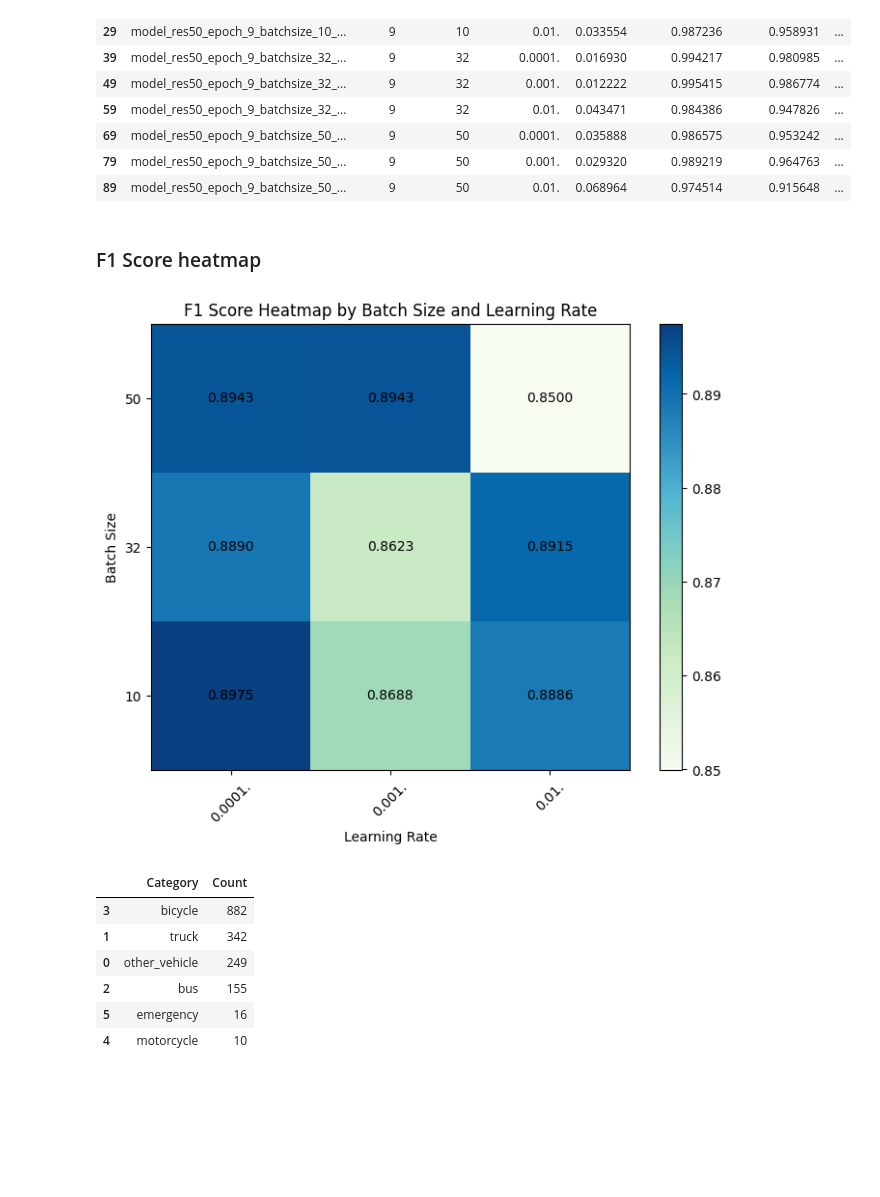
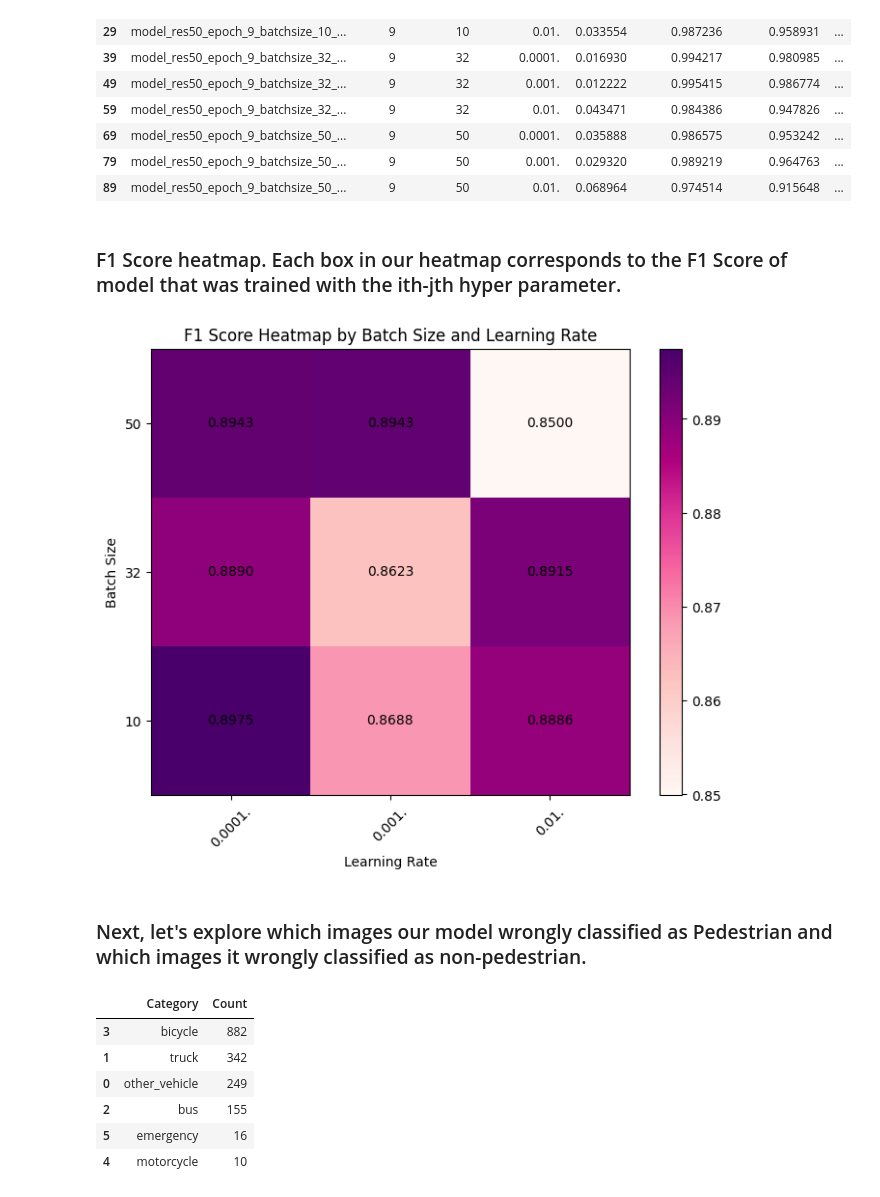
Before and after one commit to Stern04/MADS_Capstone, a Jupyter notebook: Notebooks/lyft_training_inference.ipynb, the cells around one changed output. Cells and saved outputs as stored; diff of their text form; code cells hidden in the pictures; blank space fills up the shorter version.

```diff
--- a/Notebooks/lyft_training_inference.ipynb
+++ b/Notebooks/lyft_training_inference.ipynb
@@ -102,7 +103,7 @@ Done reverse indexing in 2.6 seconds.
 class Lyft_image_classification_CustomDataset(Dataset):
     """
     A custom dataset class for image classification, specifically designed to handle
-    Lyft's cropped images for a binary classification task.
+    cropped images for a binary classification task.
 
     This class is a subclass of `torch.utils.data.Dataset` and is meant to be used
     with PyTorch's DataLoader to facilitate batch processing and data shuffling.
@@ -741,8 +763,8 @@ validation_results_df
 | 69 | model_res50_epoch_9_batchsize_50_... | 9 | 50 | 0.0001. | 0.035888 | 0.986575 | 0.953242 | ... |
 | 79 | model_res50_epoch_9_batchsize_50_... | 9 | 50 | 0.001. | 0.029320 | 0.989219 | 0.964763 | ... |
 | 89 | model_res50_epoch_9_batchsize_50_... | 9 | 50 | 0.01. | 0.068964 | 0.974514 | 0.915648 | ... |
-# %% [markdown]
-### F1 Score heatmap
+# %% [markdown]
+### F1 Score heatmap. Each box in our heatmap corresponds to the F1 Score of model that was trained with the ith-jth hyper parameter.
 # %%
 #Code below generated with ChatGPT 4
 # Pivot the DataFrame to create a grid
@@ -751,32 +773,34 @@ pivot_df = validation_results_df.pivot(index='batch_size', columns='learning_rat
 # Creating the heatmap
 plt.figure(figsize=(8, 6))
 # Using numpy to create an array of the pivot data
 data_array = pivot_df.to_numpy()
 
 # The columns and rows to display
 col_labels = pivot_df.columns.values
 row_labels = pivot_df.index.values
 
 # Creating the plot
-c = plt.pcolormesh(data_array, cmap='GnBu', shading='auto')
+c = plt.pcolormesh(data_array, cmap='RdPu', shading='auto')
 
 # Adding color bar
 plt.colorbar(c)
 
 # Adding titles and labels
 plt.title('F1 Score Heatmap by Batch Size and Learning Rate')
 plt.xlabel('Learning Rate')
 plt.ylabel('Batch Size')
 
 # Adjusting the ticks to be at the center of each cell
 plt.xticks(np.arange(0.5, len(col_labels), 1), col_labels, rotation=45)
 plt.yticks(np.arange(0.5, len(row_labels), 1), row_labels)
 
 # Add text annotations
 for (i, j), val in np.ndenumerate(data_array):
     plt.text(j + 0.5, i + 0.5, f"{val:.4f}", ha='center', va='center', color='black')
 
 # Show plot
 plt.show()
 # %% [output]
-[figure, old version]
+[figure, new version]
+# %% [markdown]
+### Next, let's explore which images our model wrongly classified as Pedestrian and which images it wrongly classified as non-pedestrian.
```
Also changed, not shown: parts of 41 cells of this notebook, 1 other file.
